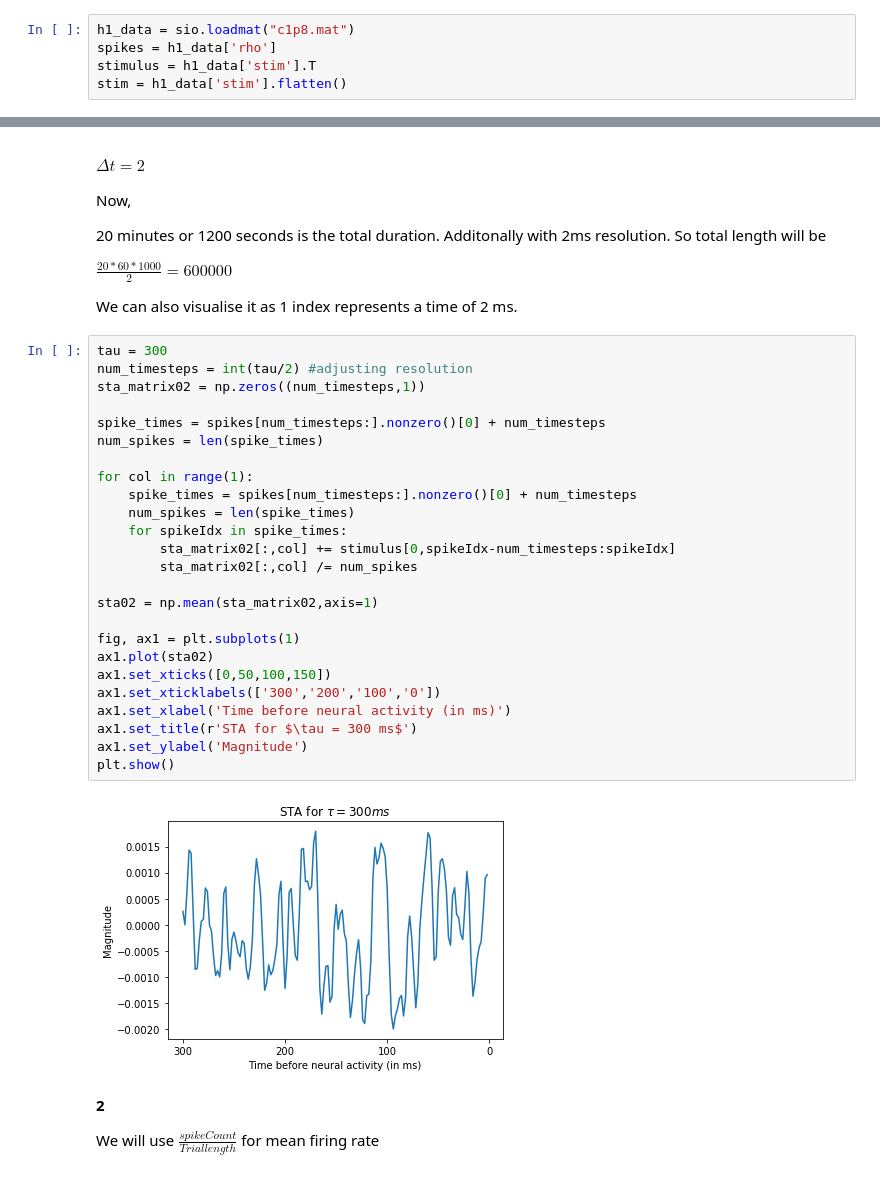
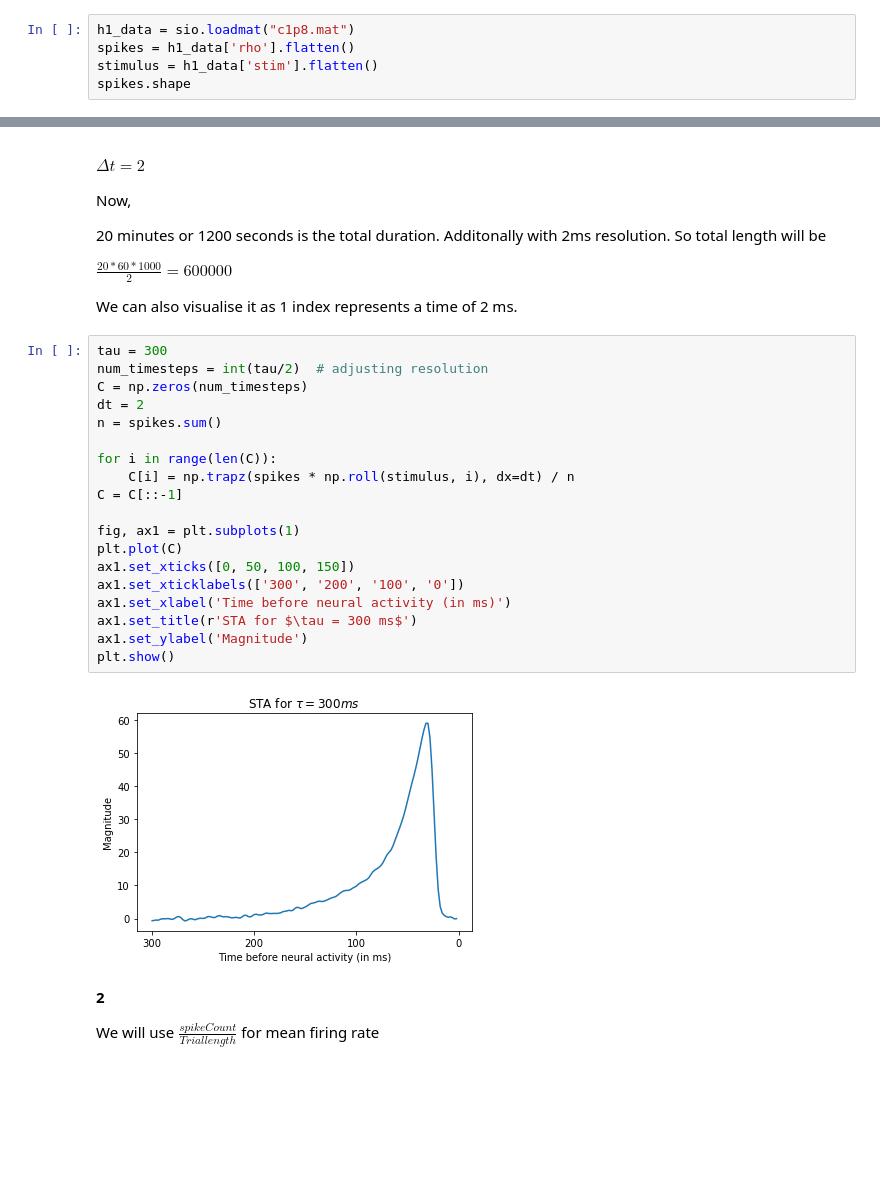
Before and after one commit to SudeshnaBora/aand_numerical, a Jupyter notebook: Assignment 04.ipynb, the cells around one changed output, grey strips where cells are left out. Cells and saved outputs as stored; diff of their text form; blank space fills up the shorter version.

```diff
--- a/Assignment 04.ipynb
+++ b/Assignment 04.ipynb
@@ -12,6 +12,6 @@ import math
 **1**
 # %%
 h1_data = sio.loadmat("c1p8.mat")
-spikes = h1_data['rho']
-stimulus = h1_data['stim'].T
-stim = h1_data['stim'].flatten()
+spikes = h1_data['rho'].flatten()
+stimulus = h1_data['stim'].flatten()
+spikes.shape
@@ -33,31 +35,25 @@ $\frac{20*60*1000}{2} = 600000$
 We can also visualise it as 1 index represents a time of 2 ms.
 # %%
 tau = 300
-num_timesteps = int(tau/2) #adjusting resolution
-sta_matrix02 = np.zeros((num_timesteps,1))
+num_timesteps = int(tau/2)  # adjusting resolution
+C = np.zeros(num_timesteps)
+dt = 2
+n = spikes.sum()
 
-spike_times = spikes[num_timesteps:].nonzero()[0] + num_timesteps
-num_spikes = len(spike_times)
-
-for col in range(1):
-    spike_times = spikes[num_timesteps:].nonzero()[0] + num_timesteps
-    num_spikes = len(spike_times)
-    for spikeIdx in spike_times:
-        sta_matrix02[:,col] += stimulus[0,spikeIdx-num_timesteps:spikeIdx]
-        sta_matrix02[:,col] /= num_spikes
-
-sta02 = np.mean(sta_matrix02,axis=1)
+for i in range(len(C)):
+    C[i] = np.trapz(spikes * np.roll(stimulus, i), dx=dt) / n
+C = C[::-1]
 
 fig, ax1 = plt.subplots(1)
-ax1.plot(sta02)
-ax1.set_xticks([0,50,100,150])
-ax1.set_xticklabels(['300','200','100','0'])
+plt.plot(C)
+ax1.set_xticks([0, 50, 100, 150])
+ax1.set_xticklabels(['300', '200', '100', '0'])
 ax1.set_xlabel('Time before neural activity (in ms)')
 ax1.set_title(r'STA for $\tau = 300 ms$')
 ax1.set_ylabel('Magnitude')
 plt.show()
 # %% [output]
-[figure, old version]
+[figure, new version]
 # %% [markdown]
 **2**
 
```
Also changed, not shown: parts of 7 cells of this notebook, 1 other file.
